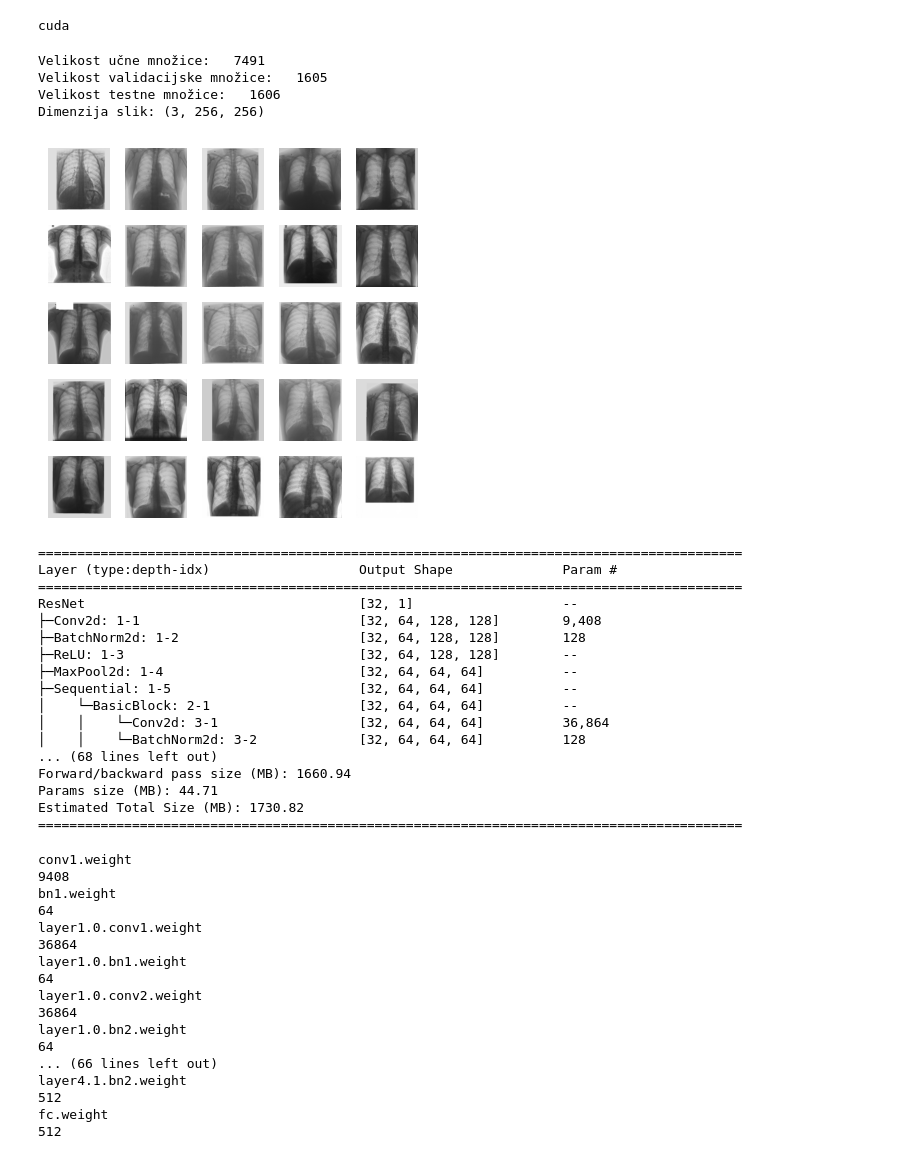
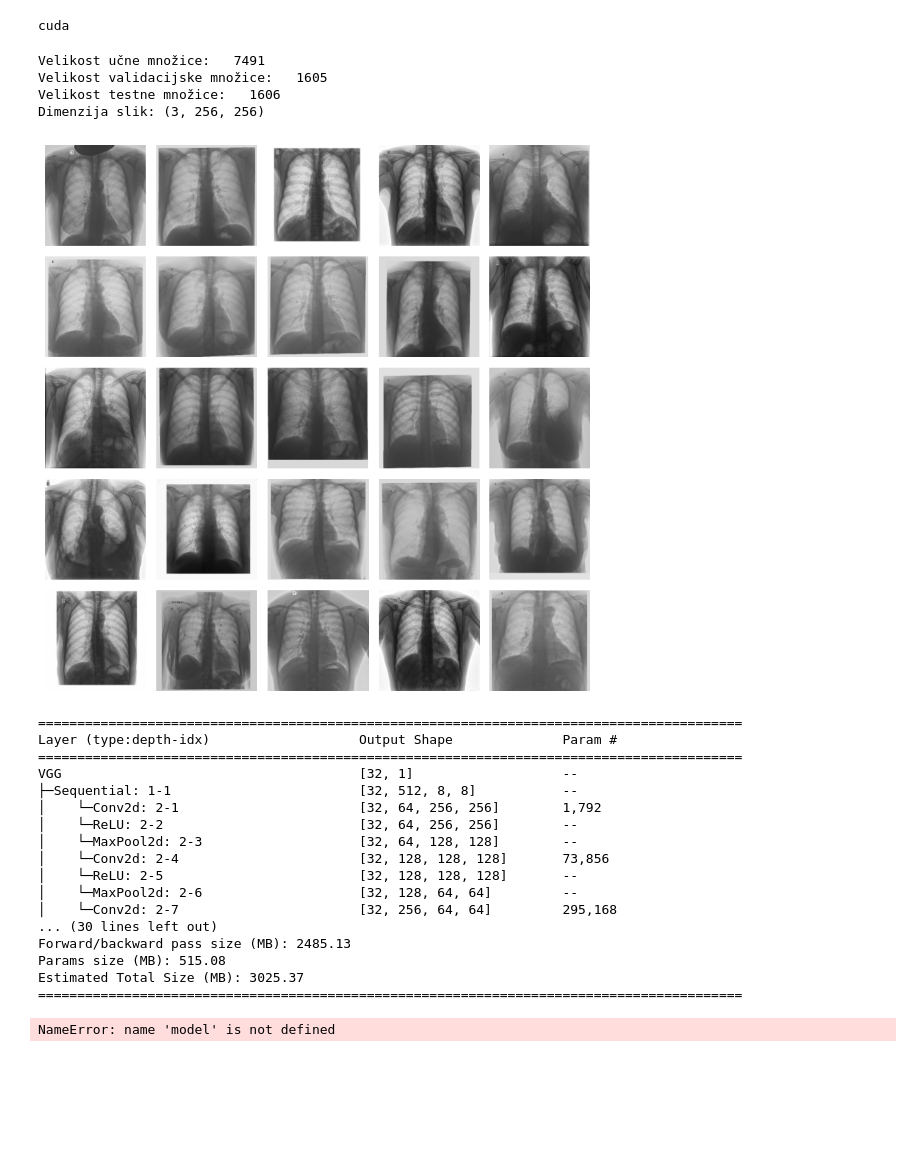
Before and after one commit to NejcPodvratnik/iterativno_rezanje, a Jupyter notebook: main.ipynb, the cells around one changed output. Cells and saved outputs as stored; diff of their text form; code cells hidden in the pictures; blank space fills up the shorter version.

```diff
--- a/main.ipynb
+++ b/main.ipynb
@@ -118,47 +120,51 @@ test_loader = DataLoader(dataset = test_dataset, shuffle = False, batch_size = B
 # %%
 input, targets = next(iter(train_loader))
 
 print(f"Velikost učne množice:   {len(train_dataset)}")
 print(f"Velikost validacijske množice:   {len(val_dataset)}")
 print(f"Velikost testne množice:   {len(test_dataset)}")
 print(f"Dimenzija slik: {input[0].numpy().shape}")
 
 #string_decoded = label_encoder.inverse_transform(targets.ravel())
 #print(string_decoded)
 
 dim = int(len(input) ** 0.5)
 
-_, axes = plt.subplots(dim, dim, figsize=(4, 4), squeeze=False)
+_, axes = plt.subplots(dim, dim, figsize=(8, 8), squeeze=False)
 for i in range(dim):
     for j in range(dim):
         axes[i, j].imshow(input[dim * i + j].numpy().transpose((1,2,0)), cmap="gray")
+        #axes[i, j].set_title(string_decoded[dim * i + j], fontsize=10)
         axes[i, j].axis("off")
 
 plt.tight_layout()
 # %% [output]
 Velikost učne množice:   7491
 Velikost validacijske množice:   1605
 Velikost testne množice:   1606
 Dimenzija slik: (3, 256, 256)
-[figure, old version]
+[figure, new version]
 # %%
+#"IMAGENET1K_V1"
 #model = LeNet300(3 * IMAGE_SIZE[0] * IMAGE_SIZE[1], NUM_CHANNELS)
+
+#model = Conv6(NUM_CHANNELS)
 
 #model = densenet121(weights=None)
 #num_ftrs = model.classifier.in_features
 #model.classifier = torch.nn.Linear(num_ftrs, NUM_CHANNELS)
 
-model = resnet18(weights=None)
-num_ftrs = model.fc.in_features
-model.fc = torch.nn.Linear(num_ftrs, NUM_CHANNELS)
+#model = resnet18(weights=None)
+#num_ftrs = model.fc.in_features
+#model.fc = torch.nn.Linear(num_ftrs, NUM_CHANNELS)
 
 #model = alexnet(weights=None)
 #num_ftrs = model.classifier[6].in_features
 #model.classifier[6] = torch.nn.Linear(num_ftrs, NUM_CHANNELS)
 
-#model = vgg16(weights=None)
-#num_ftrs = model.classifier[6].in_features
-#model.classifier[6] = torch.nn.Linear(num_ftrs, NUM_CHANNELS)
+model = vgg11(weights=None)
+num_ftrs = model.classifier[6].in_features
+model.classifier[6] = torch.nn.Linear(num_ftrs, NUM_CHANNELS)
 
 #model = efficientnet_v2_s(weights=None)
 #num_ftrs = model.classifier[1].in_features
@@ -177,43 +183,36 @@ print(torchinfo.summary(model, (BATCH_SIZE, 3, IMAGE_SIZE[0], IMAGE_SIZE[1])))
 ==========================================================================================
 Layer (type:depth-idx)                   Output Shape              Param #
 ==========================================================================================
-ResNet                                   [32, 1]                   --
-├─Conv2d: 1-1                            [32, 64, 128, 128]        9,408
-├─BatchNorm2d: 1-2                       [32, 64, 128, 128]        128
-├─ReLU: 1-3                              [32, 64, 128, 128]        --
-├─MaxPool2d: 1-4                         [32, 64, 64, 64]          --
-├─Sequential: 1-5                        [32, 64, 64, 64]          --
-│    └─BasicBlock: 2-1                   [32, 64, 64, 64]          --
-│    │    └─Conv2d: 3-1                  [32, 64, 64, 64]          36,864
-│    │    └─BatchNorm2d: 3-2             [32, 64, 64, 64]          128
-... (68 lines left out)
-Forward/backward pass size (MB): 1660.94
-Params size (MB): 44.71
-Estimated Total Size (MB): 1730.82
+VGG                                      [32, 1]                   --
+├─Sequential: 1-1                        [32, 512, 8, 8]           --
+│    └─Conv2d: 2-1                       [32, 64, 256, 256]        1,792
+│    └─ReLU: 2-2                         [32, 64, 256, 256]        --
+│    └─MaxPool2d: 2-3                    [32, 64, 128, 128]        --
+│    └─Conv2d: 2-4                       [32, 128, 128, 128]       73,856
+│    └─ReLU: 2-5                         [32, 128, 128, 128]       --
+│    └─MaxPool2d: 2-6                    [32, 128, 64, 64]         --
+│    └─Conv2d: 2-7                       [32, 256, 64, 64]         295,168
+... (30 lines left out)
+Forward/backward pass size (MB): 2485.13
+Params size (MB): 515.08
+Estimated Total Size (MB): 3025.37
 ==========================================================================================
 # %%
+sums = []
+vsota = 0
 for name, param in model.named_parameters():
     if 'weight' in name:
         print(name)
         print(np.prod(np.shape(param.data)))
+        if np.prod(np.shape(param.data)) < 1000:
+            vsota += np.prod(np.shape(param.data))
+        sums += [np.prod(np.shape(param.data))]
+
+sums = sorted(sums)
+print(sums)
+print(vsota)
 # %% [output]
-conv1.weight
-9408
-bn1.weight
-64
-layer1.0.conv1.weight
-36864
-layer1.0.bn1.weight
-64
-layer1.0.conv2.weight
-36864
-layer1.0.bn2.weight
-64
-... (66 lines left out)
-layer4.1.bn2.weight
-512
-fc.weight
-512
+NameError: name 'model' is not defined
 # %%
 ip = IterativePruning(model, apply_weights = True)
 
```
Also changed, not shown: parts of 4 cells of this notebook, 16 other files.
